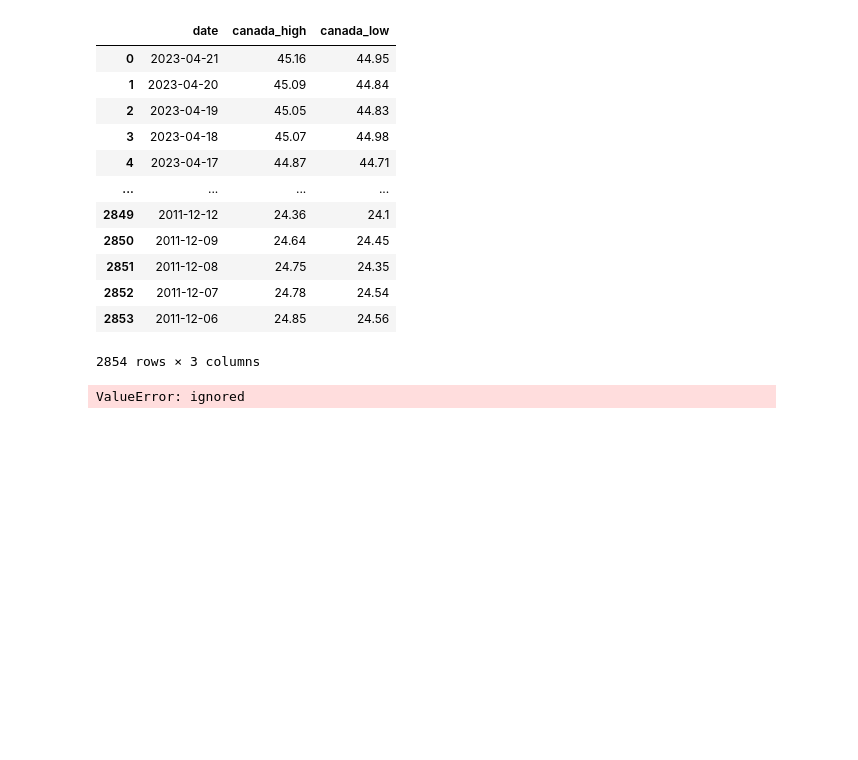
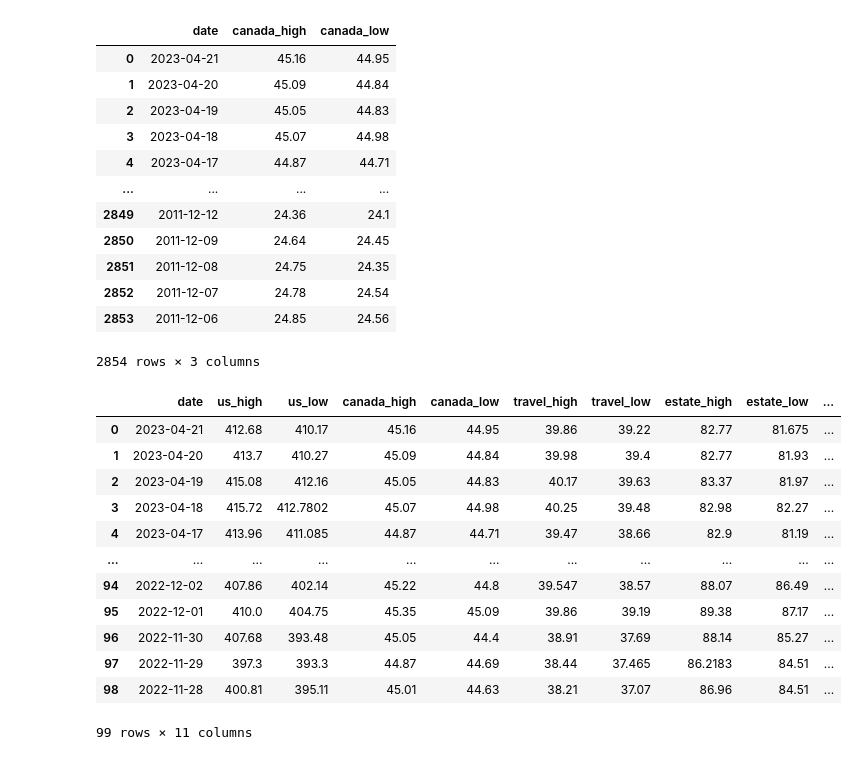
Before and after one commit to Dhvani811/Covid19Project, a Jupyter notebook: Final_Project.ipynb, the cells around one changed output. Drawn from its saved outputs; the diff is of its cells as text; code cells hidden in the pictures; blank space fills up the shorter version.

Commit message:
All stock data merged

```diff
--- a/Final_Project.ipynb
+++ b/Final_Project.ipynb
@@ -334,8 +334,24 @@ canada
 
 # d)	The Real Estate sector: VNQ -->	Vanguard Real Estate ETF
 # e)	Precious metals (Gold, Silver, Platinum, etc): iShares Gold Trust Micro: IAUM
-# %%
-complete_data = us_stocks.join(canada)
-complete_data
-# %% [output]
-ValueError: ignored
+# %%
+m_df = us_stocks.merge(canada, how="inner", on=["date"])
+m_df2 = m_df.merge(travel, how="inner", on=["date"])
+m_df3 = m_df2.merge(estate, how="inner", on=["date"])
+m_df4 = m_df3.merge(metals, how="inner", on=["date"])
+# %%
+m_df4
+# %% [output]
+|  | date | us_high | us_low | canada_high | canada_low | travel_high | travel_low | estate_high | estate_low | ... |
+| 0 | 2023-04-21 | 412.68 | 410.17 | 45.16 | 44.95 | 39.86 | 39.22 | 82.77 | 81.675 | ... |
+| 1 | 2023-04-20 | 413.7 | 410.27 | 45.09 | 44.84 | 39.98 | 39.4 | 82.77 | 81.93 | ... |
+| 2 | 2023-04-19 | 415.08 | 412.16 | 45.05 | 44.83 | 40.17 | 39.63 | 83.37 | 81.97 | ... |
+| 3 | 2023-04-18 | 415.72 | 412.7802 | 45.07 | 44.98 | 40.25 | 39.48 | 82.98 | 82.27 | ... |
+| 4 | 2023-04-17 | 413.96 | 411.085 | 44.87 | 44.71 | 39.47 | 38.66 | 82.9 | 81.19 | ... |
+| ... | ... | ... | ... | ... | ... | ... | ... | ... | ... | ... |
+| 94 | 2022-12-02 | 407.86 | 402.14 | 45.22 | 44.8 | 39.547 | 38.57 | 88.07 | 86.49 | ... |
+| 95 | 2022-12-01 | 410.0 | 404.75 | 45.35 | 45.09 | 39.86 | 39.19 | 89.38 | 87.17 | ... |
+| 96 | 2022-11-30 | 407.68 | 393.48 | 45.05 | 44.4 | 38.91 | 37.69 | 88.14 | 85.27 | ... |
+| 97 | 2022-11-29 | 397.3 | 393.3 | 44.87 | 44.69 | 38.44 | 37.465 | 86.2183 | 84.51 | ... |
+| 98 | 2022-11-28 | 400.81 | 395.11 | 45.01 | 44.63 | 38.21 | 37.07 | 86.96 | 84.51 | ... |
+99 rows × 11 columns
```
